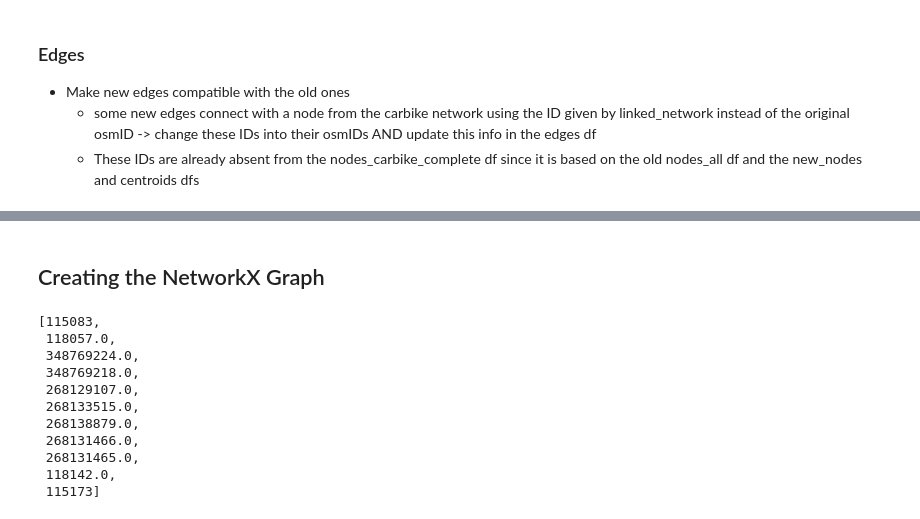
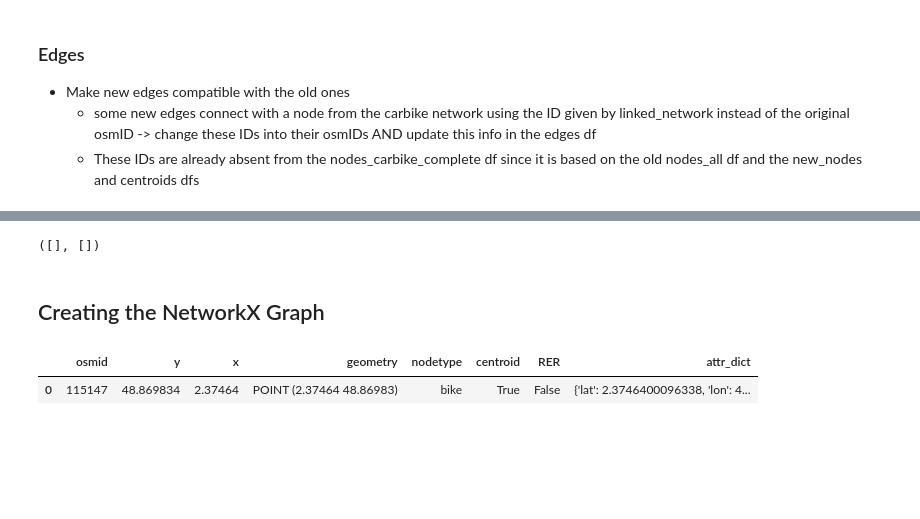
Before and after one commit to AurianeTec/Thesis, a Jupyter notebook: create_final_network.ipynb, the cells around one changed output, grey strips where cells are left out. Saved outputs shown, nothing was run; the diff lists cells and outputs as text; code cells hidden in the pictures; blank space fills up the shorter version.

Commit message:
hopefully finally ready to networkX

```diff
--- a/create_final_network.ipynb
+++ b/create_final_network.ipynb
@@ -85,10 +99,8 @@ nodes_all = gpd.GeoDataFrame(nodes_all, geometry = 'geometry', crs = 4326)
 edges_all["edge_id"] = edges_all.apply(lambda x: str(sorted([x["u"], x["v"]])), axis = 1)
 
 # MOD: removed oneway and length from the subset
-edges_all_unique = edges_all.drop_duplicates(subset = ["osmid", "edge_id"],
-                  keep = "first",
-                  inplace = False,
-                  ignore_index = True).copy()
+edges_all_unique = edges_all
+edges_all_unique = edges_all_unique.drop_duplicates(subset = ["osmid", "edge_id"], keep = "first", ignore_index = True)
 
 # remove duplicates
 edges_all_unique = edges_all_unique.drop_duplicates(subset = ["u", "v", "osmid", "edge_id", "edgetype"],
@@ -100,8 +112,8 @@ edges_all_unique_tokeep = edges_all_unique[edges_all_unique.duplicated("edge_id"
 edges_all_unique_todrop = edges_all_unique[edges_all_unique.duplicated("edge_id", keep = False) & (edges_all_unique["edgetype"] == "car")].index
 
 # MOD changed "multi" to "both"
-edges_all_unique.loc[edges_all_unique_tokeep, "edgetype"] = "both"
-edges_all_unique = edges_all_unique.drop(edges_all_unique_todrop)
+# edges_all_unique.loc[edges_all_unique_tokeep, "edgetype"] = "both"
+# edges_all_unique = edges_all_unique.drop(edges_all_unique_todrop)
 
 # sort by "left" node (id1 < id2 - to control order of tuple keys in nx)
 edges_all_unique["order"] = edges_all_unique.apply(lambda x: np.min([x["u"], x["v"]]), axis = 1)
@@ -142,9 +158,9 @@ nodes_network = pd.concat([nodes_all,centroids_network])
 #--- Creating the network
 
 # Nodes
-nodes = nodes_network
+nodes = gpd.GeoDataFrame(nodes_network, geometry = "geometry")
 
-# Edges
+# # Edges
 edges_all_unique["geometry"] = edges_all_unique.apply(lambda x: shapely.wkt.loads(x.geometry), axis = 1)
 edges_all_unique = gpd.GeoDataFrame(edges_all_unique, geometry = "geometry")
 edges = gpd.GeoDataFrame(edges_all_unique, geometry = 'geometry', crs = 4326)
@@ -155,6 +171,10 @@ base_network = snkit.Network(nodes, edges)
 # ax = plt.axes()
 # base_network.edges.plot(ax=ax, linewidth = 1, alpha = 0.6)
 # base_network.nodes.plot(ax=ax, facecolor = 'red', markersize = 3)
+# %%
+len(check_missing_nodes(base_network.edges['x'], base_network.edges['y'], base_network.nodes['osmid'])[1]) #2844 is good!
+base_network.edges = base_network.edges.drop(columns = ['Unnamed: 0', 'level_0', 'index'])
+base_network.nodes = base_network.nodes.drop(columns = 'Unnamed: 0')
 # %%
 %%time
 #--- Link centroids to their nearest edge (takes a while)
@@ -234,3 +269,5 @@ print(centroids_minID,
 # Add attributes to the old carbike nodes
 nodes_all['centroid'] = False
 nodes_all['RER'] = False
+nodes_all = nodes_all.drop(columns = 'Unnamed: 0')
+nodes_all.head(1)
@@ -316,2 +429,8 @@ with_id.edges.plot(ax=ax, linewidth = 0.5)
+# %%
+print(check_missing_nodes(edges_with_id['x'], edges_with_id['y'], nodes_carbike_complete['osmid'])) # should be nothing!
+# First list empty:all nodes in nodes_carbike_complete are present in some edge of edges_with_id
+# Second list empty:  all nodes in edges_with_id exist in nodes_carbike_complete
+# %% [output]
+([], [])
 # %% [markdown]
 ## Creating the NetworkX Graph
@@ -332,14 +437,5 @@ G = snkit.network.to_networkx(with_id)
-# %%
-nx.shortest_path(G, 115083, 115173)
-# %% [output]
-[115083,
- 118057.0,
- 348769224.0,
- 348769218.0,
- 268129107.0,
- 268133515.0,
- 268138879.0,
- 268131466.0,
- 268131465.0,
- 118142.0,
- 115173]
+# %%
+nodes_carbike_complete.head(1)
+# %% [output]
+|  | osmid | y | x | geometry | nodetype | centroid | RER | attr_dict |
+| 0 | 115147 | 48.869834 | 2.37464 | POINT (2.37464 48.86983) | bike | True | False | {'lat': 2.3746400096338, 'lon': 4... |
```
Also changed, not shown: parts of 20 cells of this notebook, 5 other files.
